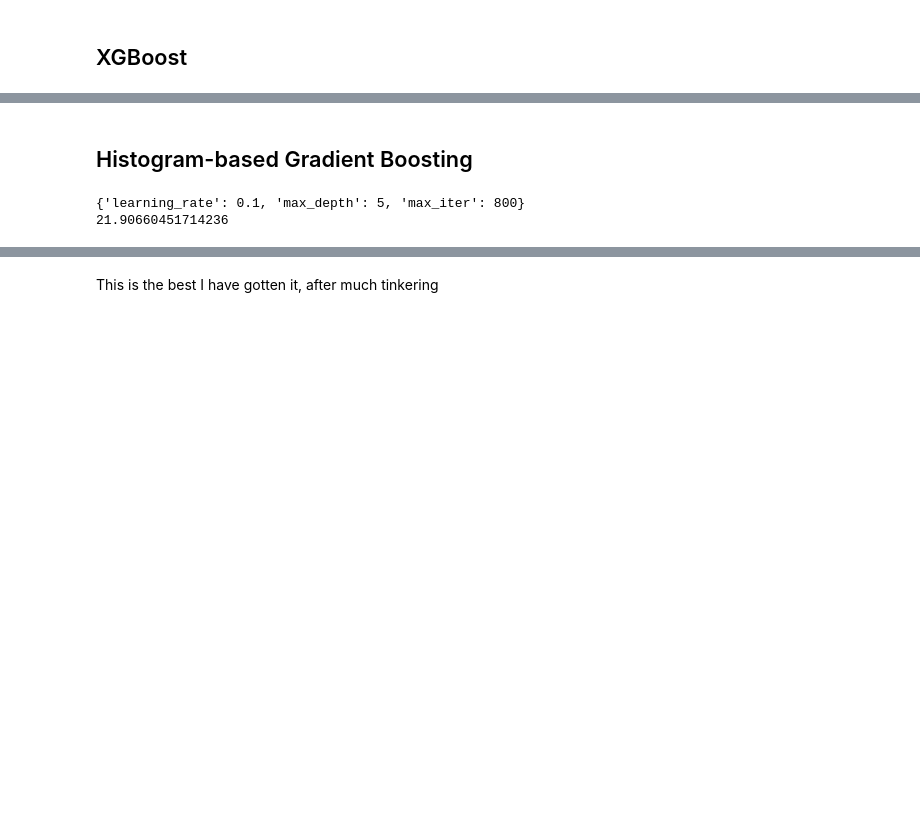
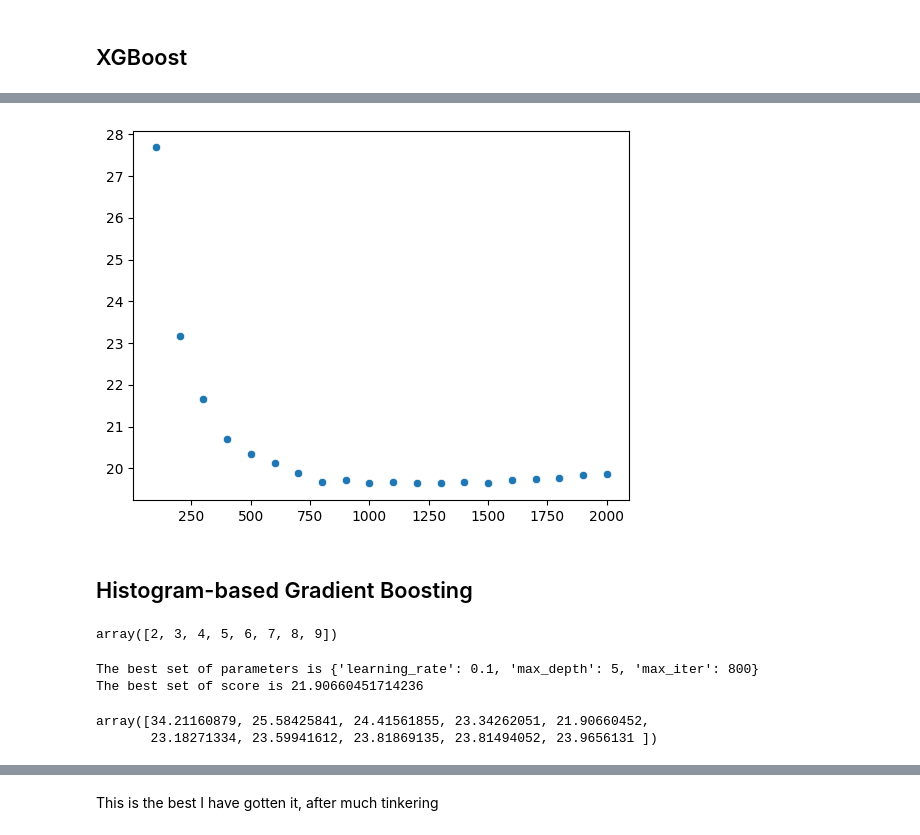
Before and after one commit to genserk/Concrete, a Jupyter notebook: Modeling.ipynb, the cells around one changed output, grey strips where cells are left out. Drawn from its saved outputs; the diff is of its cells as text; code cells hidden in the pictures; blank space fills up the shorter version.

Commit message:
put everything in Concrete.ipynb

```diff
--- a/Modeling.ipynb
+++ b/Modeling.ipynb
@@ -118,8 +136,6 @@ for factor in np.arange(.03, .05, .001):
 print(np.arange(.03, .05, .001)[np.argmin(best_mses)], np.min(best_mses))
 # %% [output]
 0.038000000000000006 47.11634037831618
-# %%
-concrete_train['exp_age'] = np.exp(-.038 * concrete_train['age'])
 # %% [markdown]
 ## Random Forest
 # %%
@@ -147,7 +163,7 @@ print(-grid_cv.best_score_)
 {'max_depth': 45, 'max_features': None, 'n_estimators': 200, 'n_jobs': 1}
 29.750892287963836
 # %%
-max_depths = range(40, 51, 1)
+max_depths = np.arange(40, 51, 1)
 features = ['cement', 'slag', 'ash', 'water', 'superplastic', 'coarseagg', 'fineagg', 'age', 'exp_age']
 n_trees = [100, 500]
 
@@ -194,0 +204,7 @@ print(-grid_cv.best_score_)
+# %%
+max_depths = [2]
+features = ['cement', 'slag', 'ash', 'water', 'superplastic', 'coarseagg', 'fineagg', 'exp_age']
+n_trees = [1200]
+tree_methods = ['approx']
+
+xg_grid(max_depths,features,n_trees,concrete_train, tree_methods, print_best=True)
@@ -194,0 +263,4 @@ print(-grid_cv.best_score_)
+# %%
+n_trees = np.arange(100, 2001, 100)
+mses = - xg_grid([2],features,n_trees,concrete_train, ['approx'], print_best=True).cv_results_['mean_test_score']
+mses
@@ -195,27 +274,31 @@ print(-grid_cv.best_score_)
+# %%
+sns.scatterplot(x=n_trees,
+y=mses)
+
+plt.show()
+# %% [output]
+[figure, added]
 # %% [markdown]
 ## Histogram-based Gradient Boosting
 # %%
-max_depths = [2, 5, 10]
-max_iters = [600, 700, 800]
-features = ['cement', 'slag', 'water', 'superplastic', 'coarseagg', 'fineagg', 'age']
-learning_rates = [.1]
+def hgb_grid(max_depths,features,max_iters,concrete_train, learning_rates, print_best=True):
 
-grid_cv = GridSearchCV(HistGradientBoostingRegressor(loss='squared_error',
-                                                     learning_rate=.1,
-                                ),
-                          param_grid = {'max_depth':max_depths,
-                                        'max_iter': max_iters,
-                                        'learning_rate': learning_rates,
-                                    #     'booster': boosters
-                                        },
-                          scoring = 'neg_mean_squared_error',
-                          cv = 5)
+    grid_cv = GridSearchCV(HistGradientBoostingRegressor(),
+                              param_grid = {'max_depth':max_depths,
+                                            'max_iter':max_iters,
+                                            'learning_rate': learning_rates},
+                              scoring = 'neg_mean_squared_error',
+                              cv = 5)
 
-## you fit it just like a model
-grid_cv.fit(concrete_train[features], concrete_train['strength']
-                   )
-print(grid_cv.best_params_)
-print(-grid_cv.best_score_)
+    ## you fit it just like a model
+    grid_cv.fit(concrete_train[features], concrete_train['strength'])
+
+    if print_best:
+        print(f'The best set of parameters is {grid_cv.best_params_}')
+        print(f'The best set of score is {-grid_cv.best_score_}')
+
+    return grid_cv
-# %% [output]
-{'learning_rate': 0.1, 'max_depth': 5, 'max_iter': 800}
-21.90660451714236
+# %%
+np.arange(2, 10)
+# %% [output]
+array([2, 3, 4, 5, 6, 7, 8, 9])
@@ -221,0 +320,9 @@ print(-grid_cv.best_score_)
+# %%
+max_depths = np.arange(1, 11)
+mses = - hgb_grid(max_depths,features,[800],concrete_train, [.1], print_best=True).cv_results_['mean_test_score']
+mses
+# %% [output]
+The best set of parameters is {'learning_rate': 0.1, 'max_depth': 5, 'max_iter': 800}
+The best set of score is 21.90660451714236
+array([34.21160879, 25.58425841, 24.41561855, 23.34262051, 21.90660452,
+       23.18271334, 23.59941612, 23.81869135, 23.81494052, 23.9656131 ])
```
Also changed, not shown: parts of 29 cells of this notebook, 2 other files.
